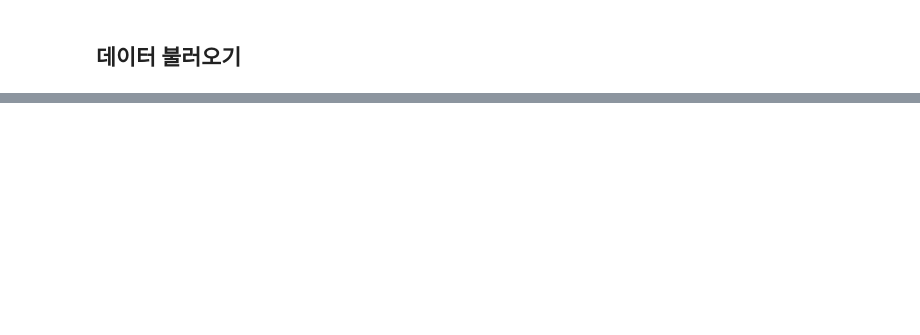
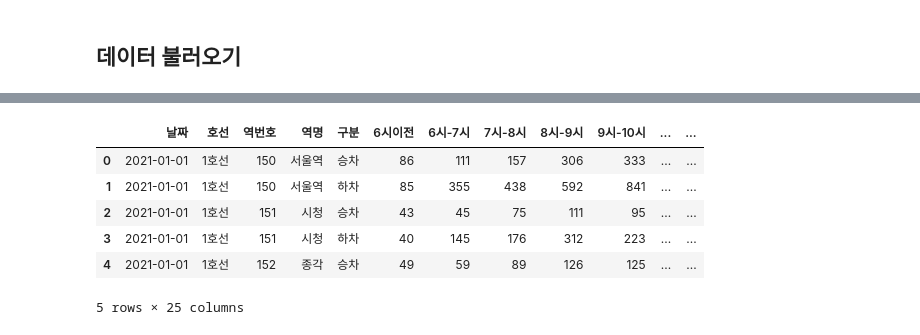
Before and after one commit to SeungyounShin/DGU-DataAnalysis, a Jupyter notebook: hyemin-station.ipynb, the cells around one changed output, grey strips where cells are left out. Cells and saved outputs as stored; diff of their text form; code cells hidden in the pictures; blank space fills up the shorter version.

```diff
--- a/hyemin-station.ipynb
+++ b/hyemin-station.ipynb
@@ -13,0 +70,13 @@ subway2021 = pd.read_csv('./subway.csv', encoding='cp949')
+# %%
+# 2021 데이터 전처리
+# 합계가 없어서 합계 column 추가
+subway2021['합계'] = subway2021.iloc[:, 5:].sum(axis=1)
+subway2021.head(5) # 합계 슥 보기만 해도 엄청 인원이 줄었음
+# %% [output]
+|  | 날짜 | 호선 | 역번호 | 역명 | 구분 | 6시이전 | 6시-7시 | 7시-8시 | 8시-9시 | 9시-10시 | ... | ... |
+| 0 | 2021-01-01 | 1호선 | 150 | 서울역 | 승차 | 86 | 111 | 157 | 306 | 333 | ... | ... |
+| 1 | 2021-01-01 | 1호선 | 150 | 서울역 | 하차 | 85 | 355 | 438 | 592 | 841 | ... | ... |
+| 2 | 2021-01-01 | 1호선 | 151 | 시청 | 승차 | 43 | 45 | 75 | 111 | 95 | ... | ... |
+| 3 | 2021-01-01 | 1호선 | 151 | 시청 | 하차 | 40 | 145 | 176 | 312 | 223 | ... | ... |
+| 4 | 2021-01-01 | 1호선 | 152 | 종각 | 승차 | 49 | 59 | 89 | 126 | 125 | ... | ... |
+5 rows × 25 columns
```
Also changed, not shown: parts of 19 cells of this notebook.
